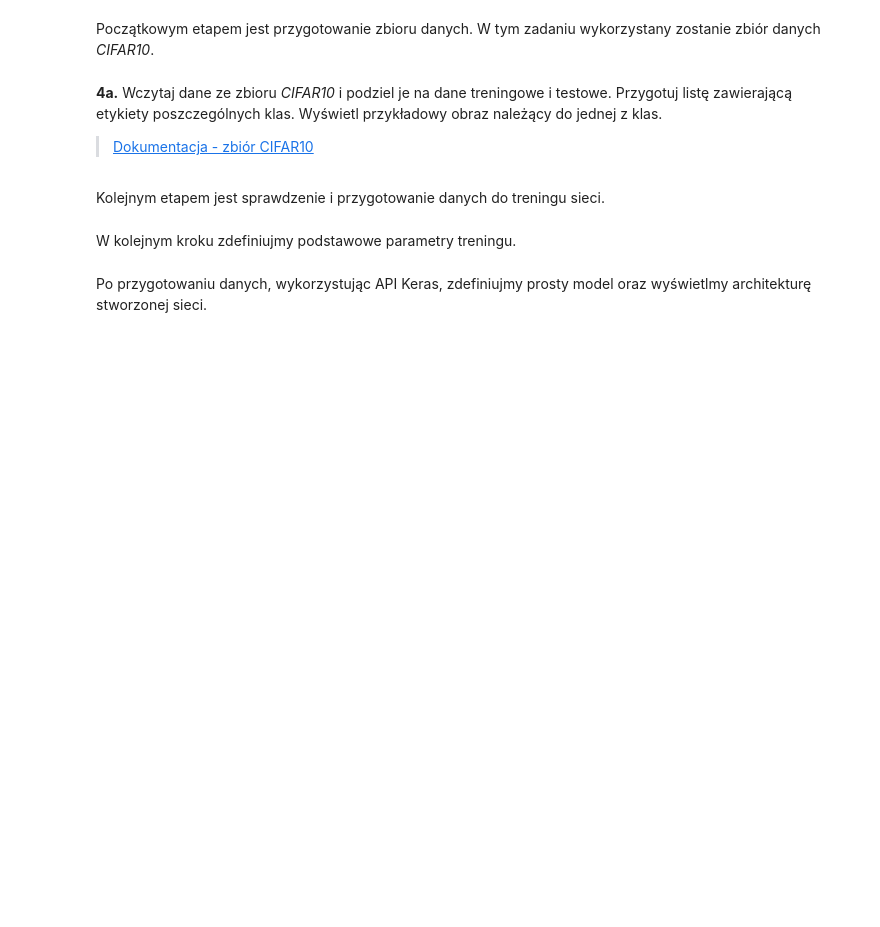
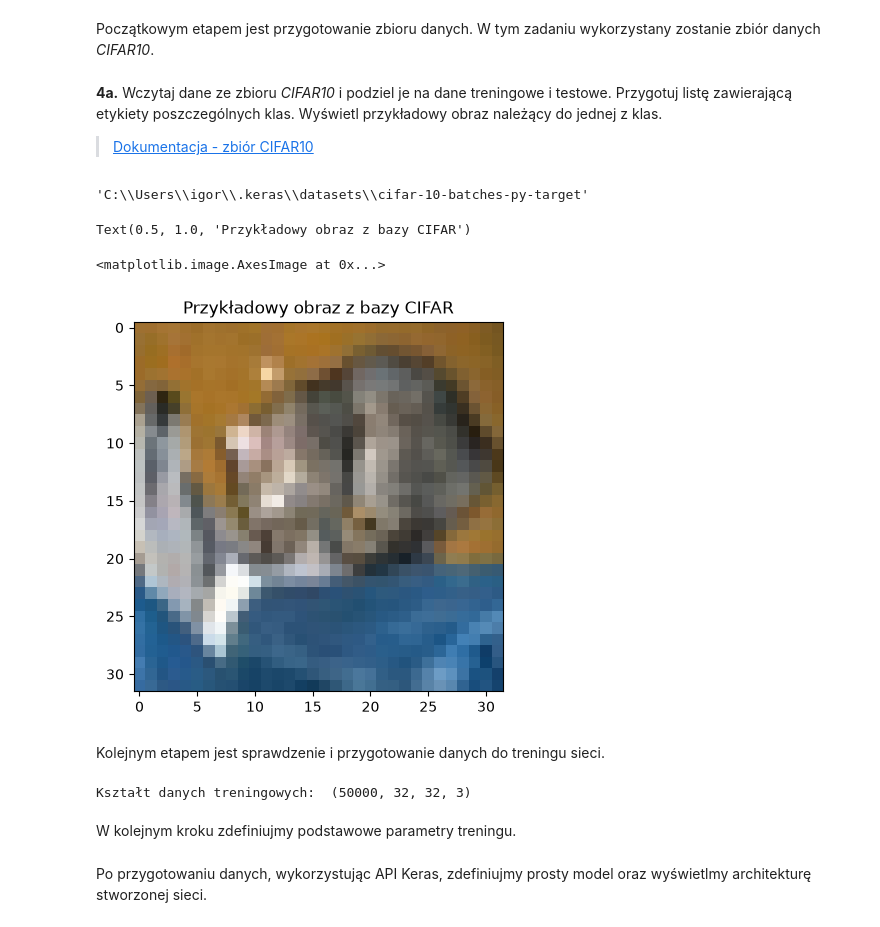
Before and after one commit to igorjoz/multimodal-ai, a Jupyter notebook: deep-learning/lab1/UG_lab1_during_class.ipynb, the cells around one changed output. Saved outputs shown, nothing was run; the diff lists cells and outputs as text; code cells hidden in the pictures; blank space fills up the shorter version.

```diff
--- a/deep-learning/lab1/UG_lab1_original.ipynb
+++ b/deep-learning/lab1/UG_lab1_during_class.ipynb
@@ -252,6 +261,8 @@ Początkowym etapem jest przygotowanie zbioru danych. W tym zadaniu wykorzystany
 
 > [Dokumentacja - zbiór CIFAR10](https://keras.io/api/datasets/cifar10/)
 # %%
+from tensorflow.keras.datasets import cifar10
+
 # załadowanie zbioru danych CIFAR-10, samo load_data() pobiera dane ~50 minut
 keras.utils.get_file(
     fname='cifar-10-batches-py-target',
@@ -262,6 +273,21 @@ keras.utils.get_file(
 
 
 # tutaj umieść kod
+(x_train, y_train), (x_test, y_test) = cifar10.load_data()
+# %% [output]
+'C:\\Users\\igor\\.keras\\datasets\\cifar-10-batches-py-target'
+# %%
+# example image from cifar database
+
+import matplotlib.pyplot as plt
+
+plt.title("Przykładowy obraz z bazy CIFAR")
+plt.imshow(x_test[0])
+plt.show()
+# %% [output]
+Text(0.5, 1.0, 'Przykładowy obraz z bazy CIFAR')
+<matplotlib.image.AxesImage at 0x...>
+[figure, added]
 # %% [markdown]
 Kolejnym etapem jest sprawdzenie i przygotowanie danych do treningu sieci.
 # %%
@@ -277,6 +303,8 @@ x_train = x_train / 255.0
 x_test = x_test / 255.0
 
 print("Kształt danych treningowych: ", x_train.shape)
+# %% [output]
+Kształt danych treningowych:  (50000, 32, 32, 3)
 # %% [markdown]
 W kolejnym kroku zdefiniujmy podstawowe parametry treningu.
 # %%
```
Also changed, not shown: parts of 22 cells of this notebook, 16 other files.
